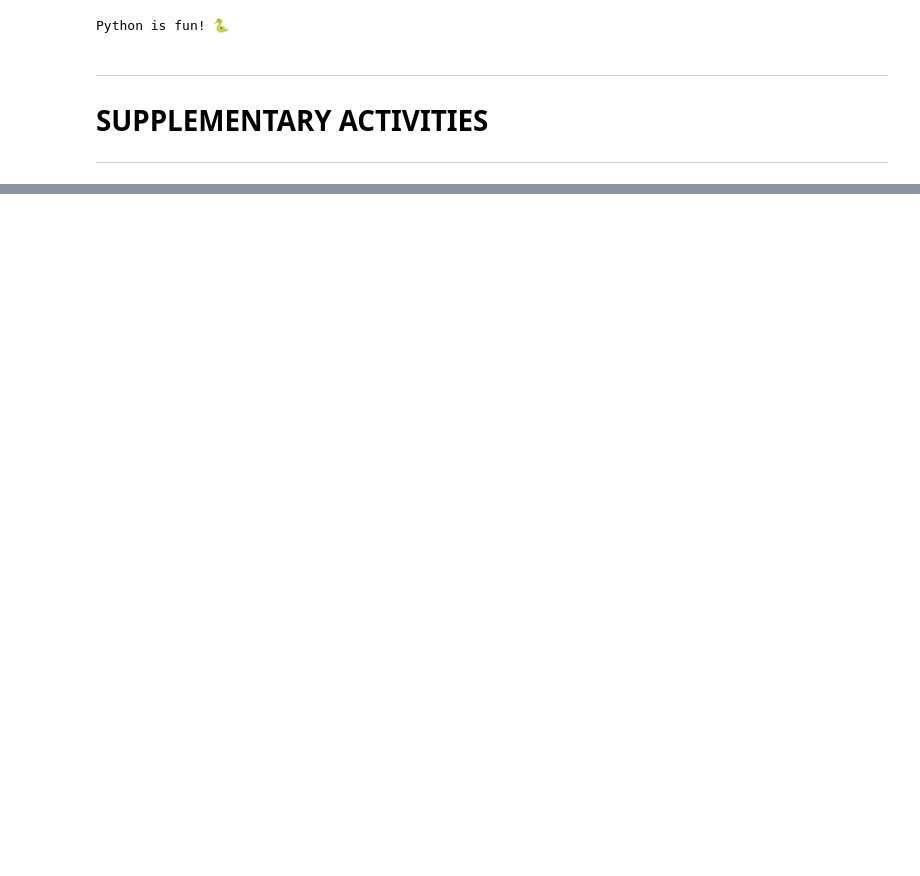
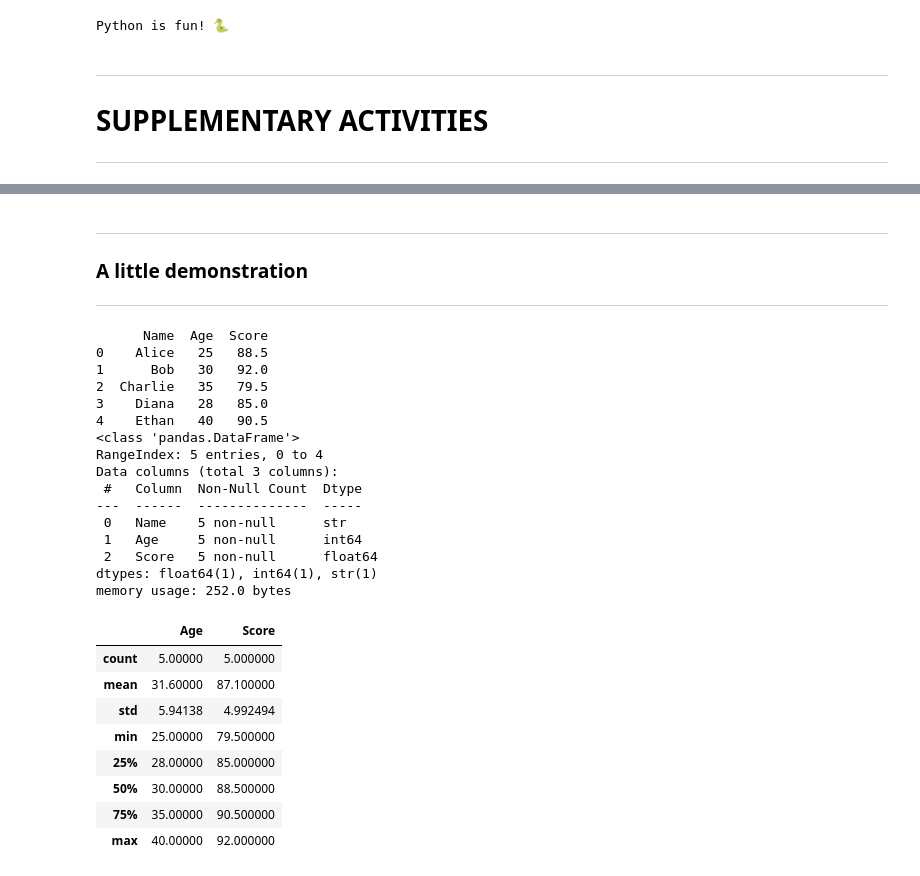
Before and after one commit to niel0258/CPE009A-PROJECT-CONDINO, a Jupyter notebook: Python-Codes/HOADDADAD.ipynb, the cells around one changed output, grey strips where cells are left out. Saved outputs shown, nothing was run; the diff lists cells and outputs as text; code cells hidden in the pictures; blank space fills up the shorter version.

```diff
--- a/Python-Codes/HOADDADAD.ipynb
+++ b/Python-Codes/HOADDADAD.ipynb
@@ -90,0 +120,41 @@ Python is fun! 🐍
+# %% [markdown]
+<hr>
+<h3>A little demonstration</h3>
+<hr>
+# %%
+import pandas as pd
+#creates a data frame object
+f_df = pd.DataFrame({
+    "Name": ["Alice", "Bob", "Charlie", "Diana", "Ethan"],
+    "Age": [25, 30, 35, 28, 40],
+    "Score": [88.5, 92.0, 79.5, 85.0, 90.5]
+})#example data frame
+print(f_df)
+f_df.info()
+f_df.describe()#gets different measurements for data like count,mean,etc.
+# %% [output]
+      Name  Age  Score
+0    Alice   25   88.5
+1      Bob   30   92.0
+2  Charlie   35   79.5
+3    Diana   28   85.0
+4    Ethan   40   90.5
+<class 'pandas.DataFrame'>
+RangeIndex: 5 entries, 0 to 4
+Data columns (total 3 columns):
+ #   Column  Non-Null Count  Dtype
+---  ------  --------------  -----
+ 0   Name    5 non-null      str
+ 1   Age     5 non-null      int64
+ 2   Score   5 non-null      float64
+dtypes: float64(1), int64(1), str(1)
+memory usage: 252.0 bytes
+|  | Age | Score |
+| count | 5.00000 | 5.000000 |
+| mean | 31.60000 | 87.100000 |
+| std | 5.94138 | 4.992494 |
+| min | 25.00000 | 79.500000 |
+| 25% | 28.00000 | 85.000000 |
+| 50% | 30.00000 | 88.500000 |
+| 75% | 35.00000 | 90.500000 |
+| max | 40.00000 | 92.000000 |
```
Also changed, not shown: parts of 6 cells of this notebook.
